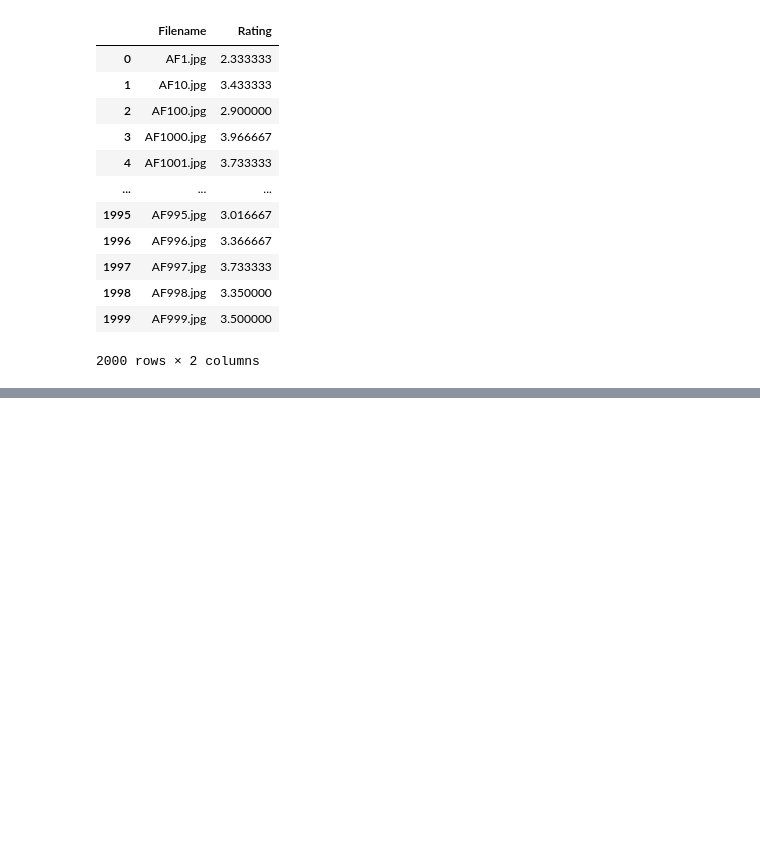
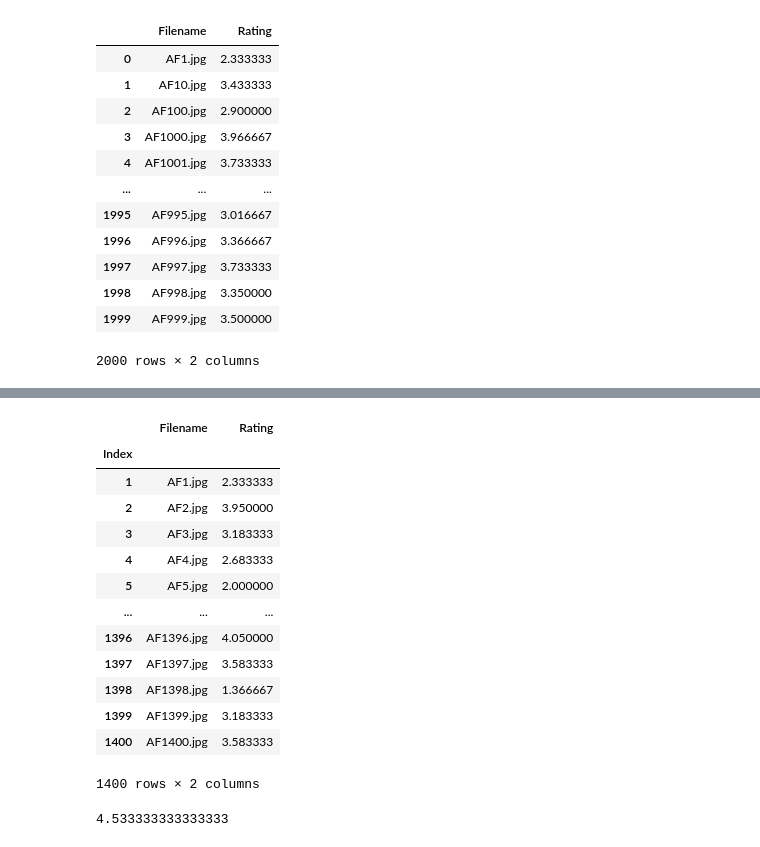
Before and after one commit to dheerajpreetsingh/APMLP, a Jupyter notebook: APMLP.ipynb, the cells around one changed output, grey strips where cells are left out. Drawn from its saved outputs; the diff is of its cells as text; code cells hidden in the pictures; blank space fills up the shorter version.

Commit message:
Extracted Data and Stored in Dataframe

```diff
--- a/APMLP.ipynb
+++ b/APMLP.ipynb
@@ -441,0 +492,33 @@ print(upper_lip_angle)
+# %%
+fem1=pd.read_csv("/content/drive/MyDrive/APMLP/Rating_Female.csv", low_memory=False)
+male1=pd.read_csv("/content/drive/MyDrive/APMLP/Rating_Male.csv", low_memory=False)
+# %%
+fem1=fem1.dropna(how='all')
+#fem1=fem1.drop("original Rating",axis=1)
+fem1 = fem1.groupby('Filename')['Rating'].mean().reset_index()
+fem1['FNameScore'] = fem1['Filename'].str.extract('(\d+)').astype(int)
+fem1.sort_values(by='FNameScore', inplace=True)
+fem1.set_index('FNameScore', inplace=True)
+fem1.index.name = 'Index'
+fem1 = fem1.loc[:1400]
+fem1
+# %% [output]
+|  | Filename | Rating |
+| Index |  |  |
+| 1 | AF1.jpg | 2.333333 |
+| 2 | AF2.jpg | 3.950000 |
+| 3 | AF3.jpg | 3.183333 |
+| 4 | AF4.jpg | 2.683333 |
+| 5 | AF5.jpg | 2.000000 |
+| ... | ... | ... |
+| 1396 | AF1396.jpg | 4.050000 |
+| 1397 | AF1397.jpg | 3.583333 |
+| 1398 | AF1398.jpg | 1.366667 |
+| 1399 | AF1399.jpg | 3.183333 |
+| 1400 | AF1400.jpg | 3.583333 |
+1400 rows × 2 columns
+# %%
+max_rate_fem = fem1['Rating'].max()
+print(max_rate_fem)
+# %% [output]
+4.533333333333333
```
Also changed, not shown: parts of 6 cells of this notebook.
